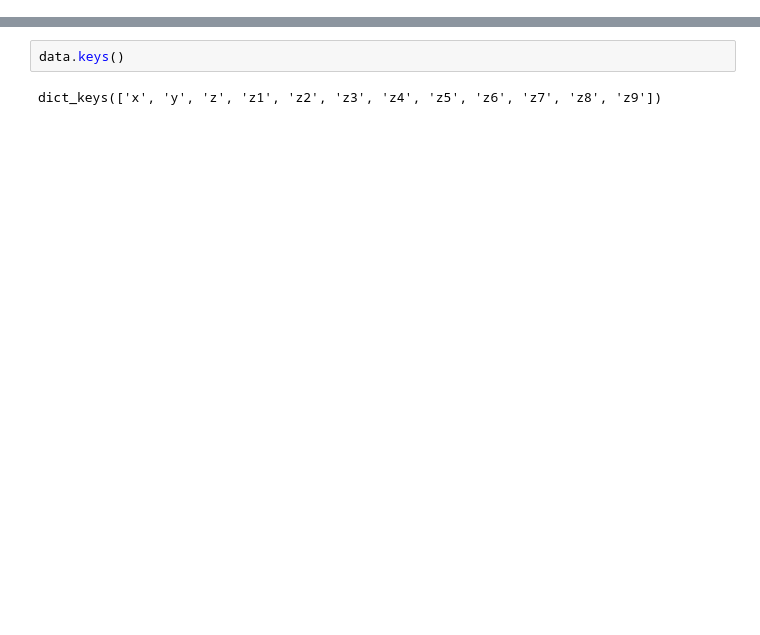
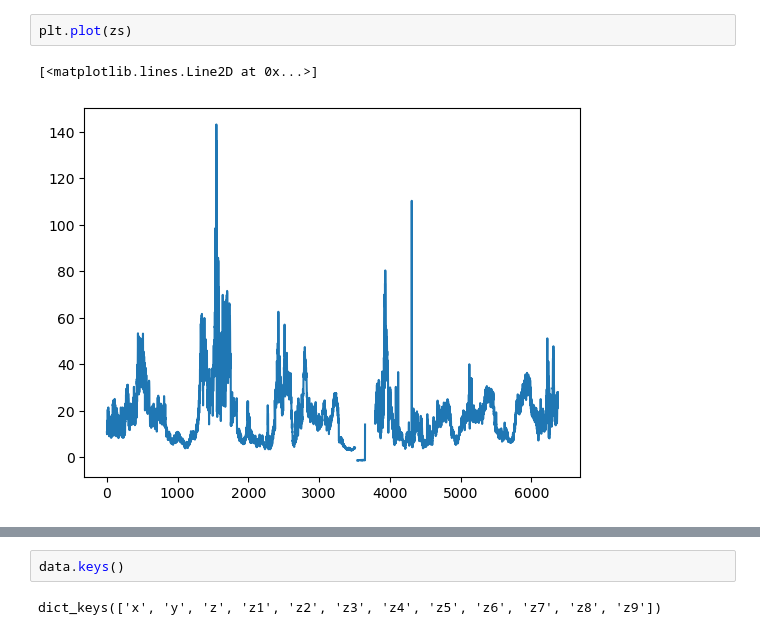
Before and after one commit to MTLehner/DSTSES_DataLakes, a Jupyter notebook: readin.ipynb, the cells around one changed output, grey strips where cells are left out. Saved outputs shown, nothing was run; the diff lists cells and outputs as text; blank space fills up the shorter version.

```diff
--- a/readin.ipynb
+++ b/readin.ipynb
@@ -11,0 +37,5 @@ with open(r'./data/lakegreifenctdprofiles_datalakesdownload/Lake_Greifen CTD Pro
+# %%
+plt.plot(zs)
+# %% [output]
+[<matplotlib.lines.Line2D at 0x...>]
+[figure, added]
```
Also changed, not shown: parts of 13 cells of this notebook.
